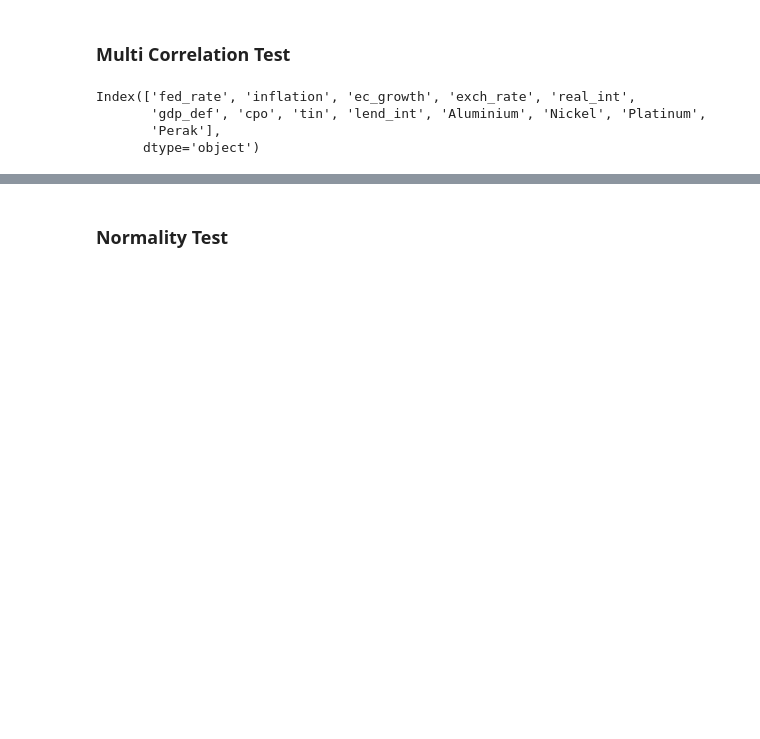
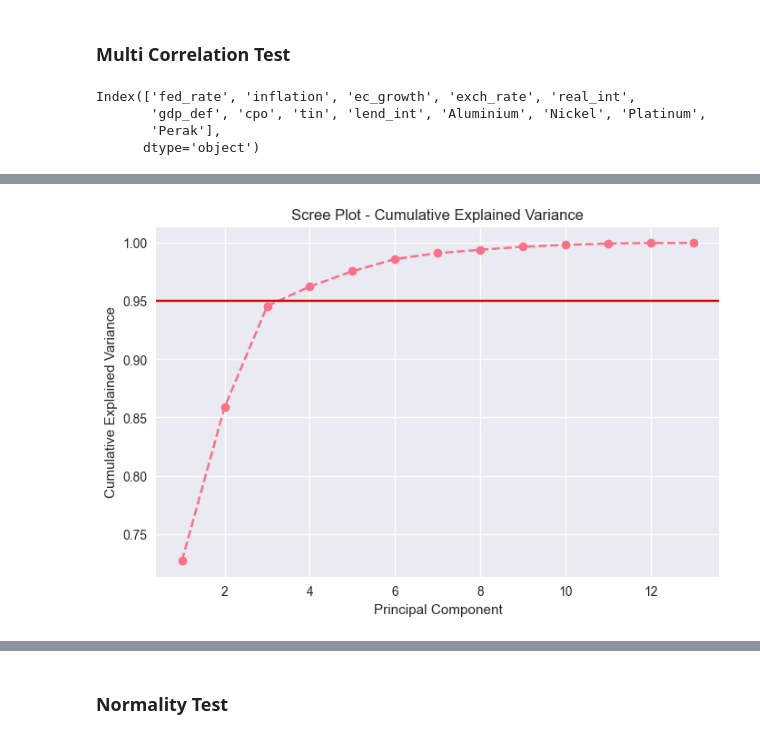
Before and after one commit to maybeitsai/gold-price-prediction, a Jupyter notebook: main.ipynb, the cells around one changed output, grey strips where cells are left out. Cells and saved outputs as stored; diff of their text form; code cells hidden in the pictures; blank space fills up the shorter version.

```diff
--- a/main.ipynb
+++ b/main.ipynb
@@ -677,0 +612,23 @@ Interpretasi:
+# %%
+scaler = RobustScaler()
+X_scaled = pd.DataFrame(scaler.fit_transform(X), columns=X.columns, index=X.index)
+# %%
+pca = PCA(random_state=42)
+X_pca = pca.fit_transform(X_scaled)
+
+explained_var = pca.explained_variance_ratio_
+cum_explained_var = np.cumsum(explained_var)
+
+n_components = np.argmax(cum_explained_var >= 0.95) + 1
+pca_opt = PCA(n_components=n_components, random_state=42)
+X_reduced = pca_opt.fit_transform(X_scaled)
+
+X_pca_df = pd.DataFrame(X_reduced, columns=[f"PC{i+1}" for i in range(X_reduced.shape[1])], index=X.index)
+
+print(f"\n[2] PCA (setelah Robust Scaling): Jumlah komponen optimal (>=95% variansi terjaga): {n_components}")
+print("Dimensi asli:", X.shape[1])
+print("Dimensi baru setelah PCA:", X_pca_df.shape[1])
+
+print("\nVIF pada Data PCA:")
+vif_pca = calc_vif(X_pca_df)
+print(vif_pca)
@@ -677,0 +646,12 @@ Interpretasi:
+# %%
+# Scree Plot
+plt.figure(figsize=(8,5))
+plt.plot(range(1, len(explained_var)+1), cum_explained_var, marker='o', linestyle='--')
+plt.axhline(y=0.95, color='r', linestyle='-')
+plt.title("Scree Plot - Cumulative Explained Variance")
+plt.xlabel("Principal Component")
+plt.ylabel("Cumulative Explained Variance")
+plt.grid(True)
+plt.show()
+# %% [output]
+[figure, added]
```
Also changed, not shown: parts of 83 cells of this notebook.
